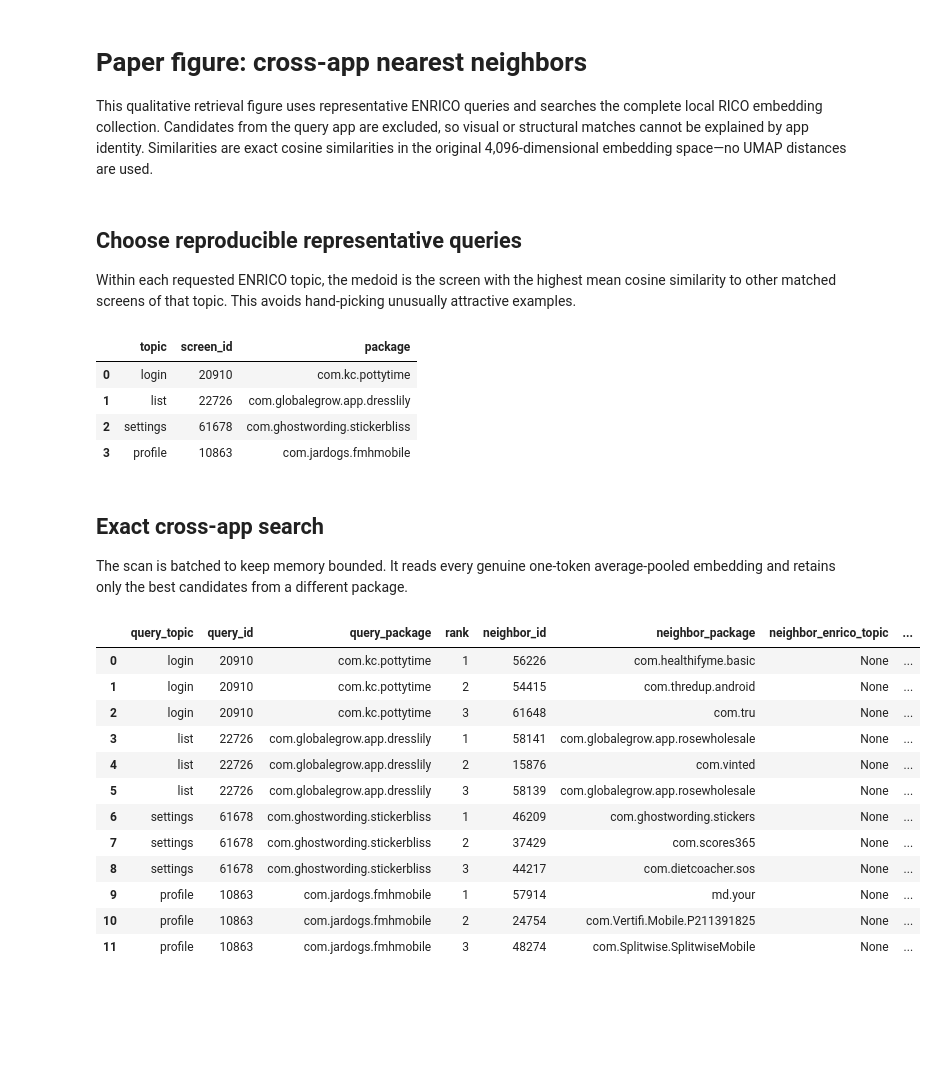
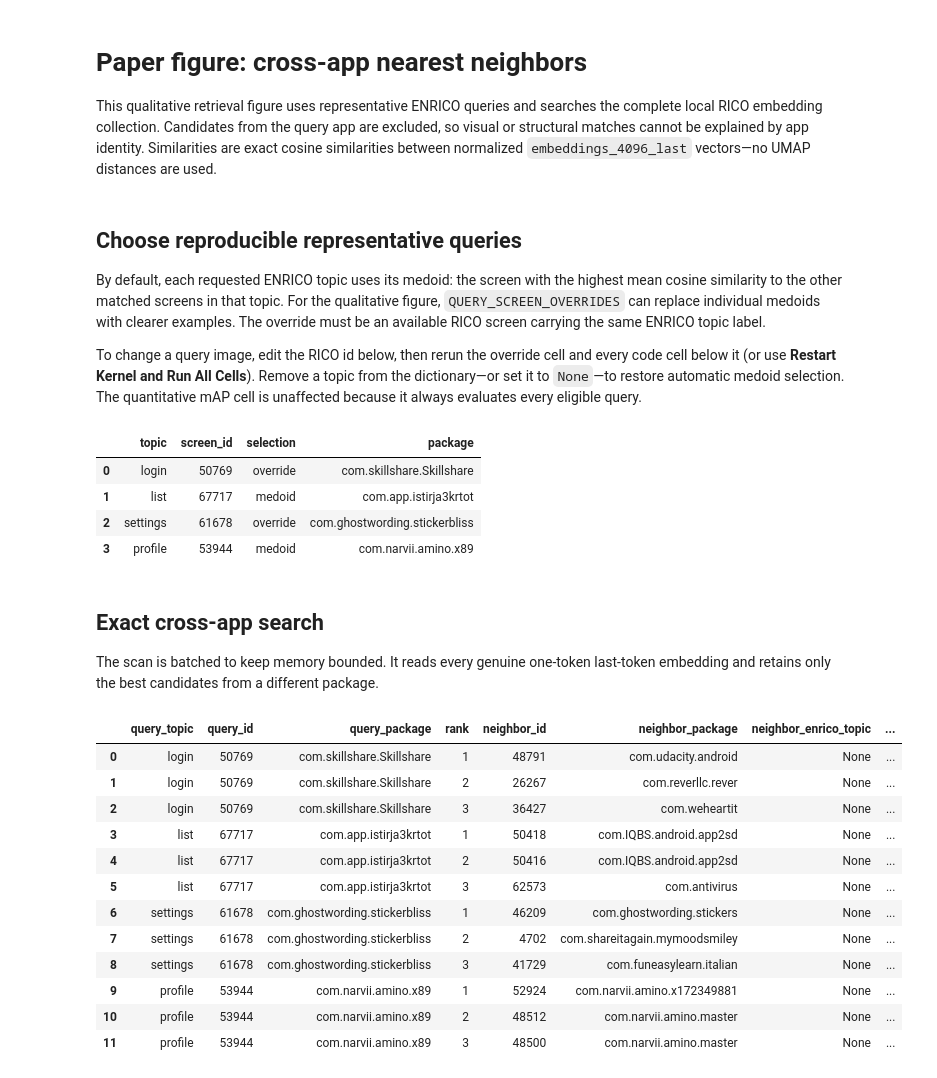
Before and after one commit to yigitBaysoyu/modernizing-screen2vec, a Jupyter notebook: _paper_cross_app_nearest_neighbors.ipynb, the cells around one changed output. Drawn from its saved outputs; the diff is of its cells as text; code cells hidden in the pictures; blank space fills up the shorter version.

```diff
--- a/_paper_cross_app_nearest_neighbors.ipynb
+++ b/_paper_cross_app_nearest_neighbors.ipynb
@@ -1,7 +1,7 @@
 # %% [markdown]
 # Paper figure: cross-app nearest neighbors
 
-This qualitative retrieval figure uses representative ENRICO queries and searches the complete local RICO embedding collection. Candidates from the query app are excluded, so visual or structural matches cannot be explained by app identity. Similarities are exact cosine similarities in the original 4,096-dimensional embedding space—no UMAP distances are used.
+This qualitative retrieval figure uses representative ENRICO queries and searches the complete local RICO embedding collection. Candidates from the query app are excluded, so visual or structural matches cannot be explained by app identity. Similarities are exact cosine similarities between normalized `embeddings_4096_last` vectors—no UMAP distances are used.
 # %%
 from concurrent.futures import ThreadPoolExecutor
 
@@ -16,83 +16,108 @@ from paper_embedding_analysis import (DEFAULT_EMBEDDINGS_DIR, LAYOUTS_DIR, avail
 sns.set_theme(context="paper", style="white", font_scale=1.0)
 plt.rcParams.update({"figure.dpi": 130, "savefig.dpi": 300})
 # %%
+EMBEDDINGS_DIR = PROJECT_ROOT / "embeddings_4096_last"
 QUERY_TOPICS = ("login", "list", "settings", "profile")
 TOP_K = 3
 BATCH_SIZE = 512
 WORKERS = 12
-OUTPUT_DIR = output_dir("paper_cross_app_nearest_neighbors")
+METRIC_EXCLUDED_TOPICS = {"other"}
+BOOTSTRAP_SAMPLES = 5_000
+OUTPUT_DIR = output_dir(f"paper_cross_app_nearest_neighbors_{EMBEDDINGS_DIR.name}")
+
+if not EMBEDDINGS_DIR.is_dir():
+    raise FileNotFoundError(f"Embedding directory does not exist: {EMBEDDINGS_DIR}")
 # %% [markdown]
 ## Choose reproducible representative queries
 
-Within each requested ENRICO topic, the medoid is the screen with the highest mean cosine similarity to other matched screens of that topic. This avoids hand-picking unusually attractive examples.
+By default, each requested ENRICO topic uses its medoid: the screen with the highest mean cosine similarity to the other matched screens in that topic. For the qualitative figure, `QUERY_SCREEN_OVERRIDES` can replace individual medoids with clearer examples. The override must be an available RICO screen carrying the same ENRICO topic label.
+
+To change a query image, edit the RICO id below, then rerun the override cell and every code cell below it (or use **Restart Kernel and Run All Cells**). Remove a topic from the dictionary—or set it to `None`—to restore automatic medoid selection. The quantitative mAP cell is unaffected because it always evaluates every eligible query.
+# %%
+# Optional RICO screen ids for the qualitative figure.
+# Remove an entry, or set it to None, to use that topic's automatic medoid.
+QUERY_SCREEN_OVERRIDES = {
+    "login": 50769,    # clear sign-up form; avoids the weak green Kiwi match
+    "settings": 61678, # produces a more varied set of settings neighbors
+}
 # %%
 topics = read_enrico_topics()
-available = available_embedding_ids(DEFAULT_EMBEDDINGS_DIR)
+available = available_embedding_ids(EMBEDDINGS_DIR)
 pool = topics[topics["screen_id"].isin(available) & topics["topic"].isin(QUERY_TOPICS)].copy()
-ids, topic_vectors = load_embeddings(pool["screen_id"], DEFAULT_EMBEDDINGS_DIR, description="Loading ENRICO query pool")
+ids, topic_vectors = load_embeddings(pool["screen_id"], EMBEDDINGS_DIR, description="Loading ENRICO query pool")
 id_to_vector = dict(zip(ids, topic_vectors))
 query_rows = []
 for topic in QUERY_TOPICS:
     topic_ids = pool.loc[pool["topic"] == topic, "screen_id"].tolist()
-    matrix = np.stack([id_to_vector[screen_id] for screen_id in topic_ids])
-    medoid_index = int(np.argmax((matrix @ matrix.T).mean(axis=1)))
-    screen_id = topic_ids[medoid_index]
+    override = QUERY_SCREEN_OVERRIDES.get(topic)
+    if override is None:
+        matrix = np.stack([id_to_vector[screen_id] for screen_id in topic_ids])
+        medoid_index = int(np.argmax((matrix @ matrix.T).mean(axis=1)))
+        screen_id = topic_ids[medoid_index]
+        selection = "medoid"
+    else:
+        screen_id = int(override)
+        if screen_id not in topic_ids:
+            raise ValueError(
+                f"Override {screen_id} is not an available ENRICO '{topic}' screen"
+            )
+        selection = "override"
     package = package_from_layout(LAYOUTS_DIR / f"{screen_id}.json")
-    query_rows.append({"topic": topic, "screen_id": screen_id, "package": package, "embedding": id_to_vector[screen_id]})
+    query_rows.append({"topic": topic, "screen_id": screen_id, "selection": selection, "package": package, "embedding": id_to_vector[screen_id]})
 queries = pd.DataFrame(query_rows)
 query_matrix = np.stack(queries["embedding"])
 display(queries.drop(columns="embedding"))
 # %% [output]
-|  | topic | screen_id | package |
-| 0 | login | 20910 | com.kc.pottytime |
-| 1 | list | 22726 | com.globalegrow.app.dresslily |
-| 2 | settings | 61678 | com.ghostwording.stickerbliss |
-| 3 | profile | 10863 | com.jardogs.fmhmobile |
+|  | topic | screen_id | selection | package |
+| 0 | login | 50769 | override | com.skillshare.Skillshare |
+| 1 | list | 67717 | medoid | com.app.istirja3krtot |
+| 2 | settings | 61678 | override | com.ghostwording.stickerbliss |
+| 3 | profile | 53944 | medoid | com.narvii.amino.x89 |
 # %% [markdown]
 ## Exact cross-app search
 
-The scan is batched to keep memory bounded. It reads every genuine one-token average-pooled embedding and retains only the best candidates from a different package.
+The scan is batched to keep memory bounded. It reads every genuine one-token last-token embedding and retains only the best candidates from a different package.
 # %%
-candidate_paths = sorted(DEFAULT_EMBEDDINGS_DIR.glob("*.npz"), key=lambda p: int(p.stem))
+candidate_paths = sorted(EMBEDDINGS_DIR.glob("*.npz"), key=lambda p: int(p.stem))
 best = {i: [] for i in range(len(queries))}
 
 def load_candidate(path):
     screen_id = int(path.stem)
     package = package_from_layout(LAYOUTS_DIR / f"{screen_id}.json")
     return screen_id, package, load_embedding_file(path)
 
 with ThreadPoolExecutor(max_workers=WORKERS) as executor:
     for start in tqdm(range(0, len(candidate_paths), BATCH_SIZE), desc="Searching all RICO screens"):
         records = list(executor.map(load_candidate, candidate_paths[start:start + BATCH_SIZE]))
         batch_ids = np.array([record[0] for record in records])
         batch_packages = [record[1] for record in records]
         batch_matrix = np.stack([record[2] for record in records])
         similarities = batch_matrix @ query_matrix.T
         for query_index, query in queries.iterrows():
             valid = [i for i, package in enumerate(batch_packages) if batch_ids[i] != query.screen_id and package != query.package]
             local = sorted(valid, key=lambda i: similarities[i, query_index], reverse=True)[:TOP_K]
             best[query_index].extend((float(similarities[i, query_index]), int(batch_ids[i]), batch_packages[i]) for i in local)
             best[query_index] = sorted(best[query_index], reverse=True)[:TOP_K]
 
 topic_lookup = topics.set_index("screen_id")["topic"].to_dict()
 result_rows = []
 for query_index, query in queries.iterrows():
     for rank, (similarity, screen_id, package) in enumerate(best[query_index], start=1):
         result_rows.append({"query_topic": query.topic, "query_id": query.screen_id, "query_package": query.package, "rank": rank, "neighbor_id": screen_id, "neighbor_package": package, "neighbor_enrico_topic": topic_lookup.get(screen_id), "cosine_similarity": similarity})
 results = pd.DataFrame(result_rows)
 display(results.style.format({"cosine_similarity": "{:.4f}"}))
 results.to_csv(OUTPUT_DIR / "cross_app_nearest_neighbors.csv", index=False)
 # %% [output]
 |  | query_topic | query_id | query_package | rank | neighbor_id | neighbor_package | neighbor_enrico_topic | ... |
-| 0 | login | 20910 | com.kc.pottytime | 1 | 56226 | com.healthifyme.basic | None | ... |
-| 1 | login | 20910 | com.kc.pottytime | 2 | 54415 | com.thredup.android | None | ... |
-| 2 | login | 20910 | com.kc.pottytime | 3 | 61648 | com.tru | None | ... |
-| 3 | list | 22726 | com.globalegrow.app.dresslily | 1 | 58141 | com.globalegrow.app.rosewholesale | None | ... |
-| 4 | list | 22726 | com.globalegrow.app.dresslily | 2 | 15876 | com.vinted | None | ... |
-| 5 | list | 22726 | com.globalegrow.app.dresslily | 3 | 58139 | com.globalegrow.app.rosewholesale | None | ... |
+| 0 | login | 50769 | com.skillshare.Skillshare | 1 | 48791 | com.udacity.android | None | ... |
+| 1 | login | 50769 | com.skillshare.Skillshare | 2 | 26267 | com.reverllc.rever | None | ... |
+| 2 | login | 50769 | com.skillshare.Skillshare | 3 | 36427 | com.weheartit | None | ... |
+| 3 | list | 67717 | com.app.istirja3krtot | 1 | 50418 | com.IQBS.android.app2sd | None | ... |
+| 4 | list | 67717 | com.app.istirja3krtot | 2 | 50416 | com.IQBS.android.app2sd | None | ... |
+| 5 | list | 67717 | com.app.istirja3krtot | 3 | 62573 | com.antivirus | None | ... |
 | 6 | settings | 61678 | com.ghostwording.stickerbliss | 1 | 46209 | com.ghostwording.stickers | None | ... |
-| 7 | settings | 61678 | com.ghostwording.stickerbliss | 2 | 37429 | com.scores365 | None | ... |
-| 8 | settings | 61678 | com.ghostwording.stickerbliss | 3 | 44217 | com.dietcoacher.sos | None | ... |
-| 9 | profile | 10863 | com.jardogs.fmhmobile | 1 | 57914 | md.your | None | ... |
-| 10 | profile | 10863 | com.jardogs.fmhmobile | 2 | 24754 | com.Vertifi.Mobile.P211391825 | None | ... |
-| 11 | profile | 10863 | com.jardogs.fmhmobile | 3 | 48274 | com.Splitwise.SplitwiseMobile | None | ... |
+| 7 | settings | 61678 | com.ghostwording.stickerbliss | 2 | 4702 | com.shareitagain.mymoodsmiley | None | ... |
+| 8 | settings | 61678 | com.ghostwording.stickerbliss | 3 | 41729 | com.funeasylearn.italian | None | ... |
+| 9 | profile | 53944 | com.narvii.amino.x89 | 1 | 52924 | com.narvii.amino.x172349881 | None | ... |
+| 10 | profile | 53944 | com.narvii.amino.x89 | 2 | 48512 | com.narvii.amino.master | None | ... |
+| 11 | profile | 53944 | com.narvii.amino.x89 | 3 | 48500 | com.narvii.amino.master | None | ... |
```
Also changed, not shown: parts of 4 cells of this notebook, 5 other files.
